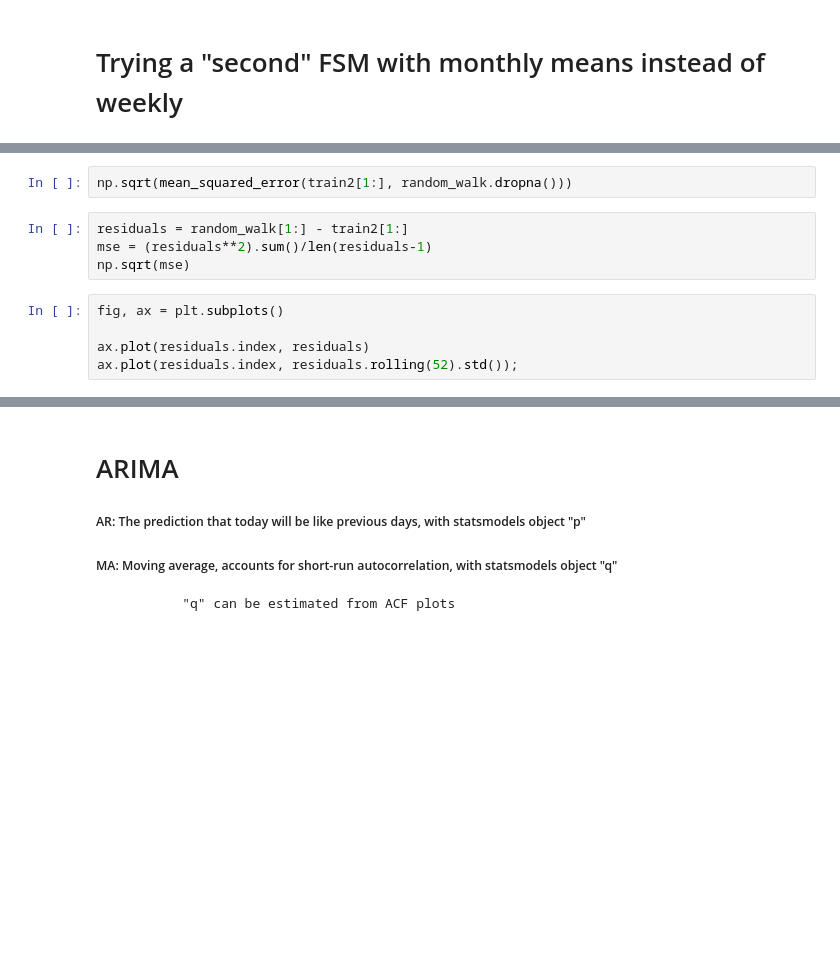
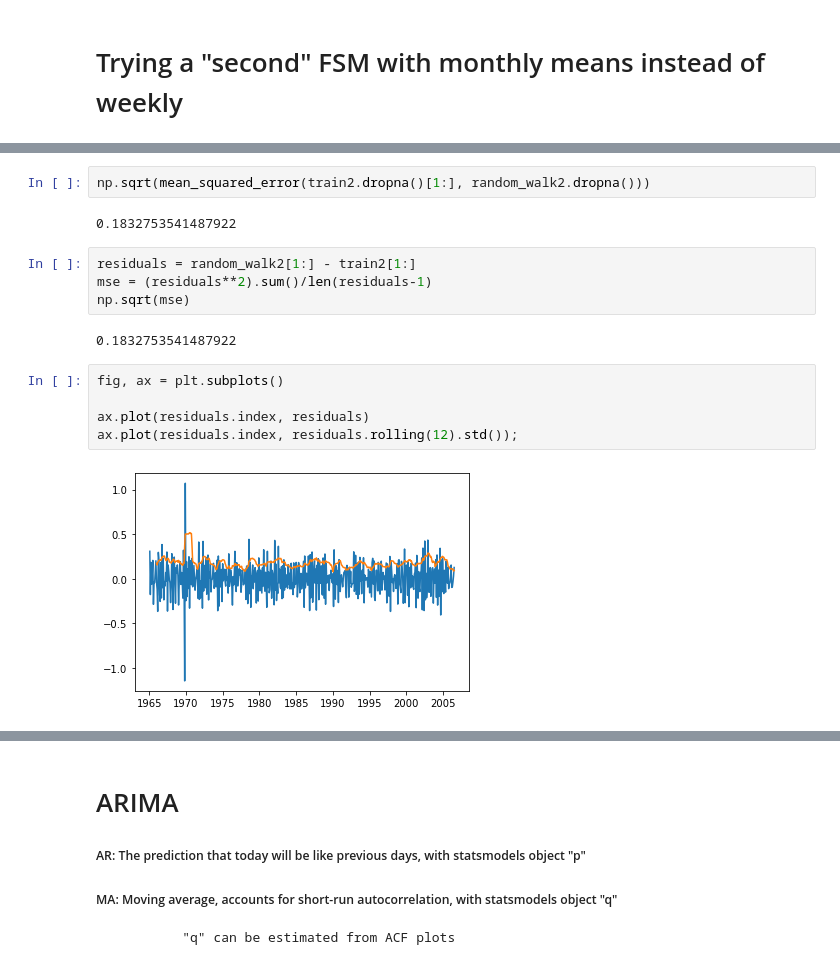
Before and after one commit to theobigdog/On-Shaky-Ground---Earthquakes-in-Asia, a Jupyter notebook: Flatiron Capstone - Earthquake Prediction.ipynb, the cells around one changed output, grey strips where cells are left out. Saved outputs shown, nothing was run; the diff lists cells and outputs as text; blank space fills up the shorter version.

Commit message:
Got the shape error addressed.  It works now, but I'm not sure why.  Going to seek some assistance on this one.

```diff
--- a/Flatiron Capstone - Earthquake Prediction.ipynb
+++ b/Flatiron Capstone - Earthquake Prediction.ipynb
@@ -570,14 +681,20 @@ ax.legend();
 # %%
-np.sqrt(mean_squared_error(train2[1:], random_walk.dropna()))
+np.sqrt(mean_squared_error(train2.dropna()[1:], random_walk2.dropna()))
+# %% [output]
+0.1832753541487922
 # %%
-residuals = random_walk[1:] - train2[1:]
+residuals = random_walk2[1:] - train2[1:]
 mse = (residuals**2).sum()/len(residuals-1)
 np.sqrt(mse)
+# %% [output]
+0.1832753541487922
 # %%
 fig, ax = plt.subplots()
 
 ax.plot(residuals.index, residuals)
-ax.plot(residuals.index, residuals.rolling(52).std());
+ax.plot(residuals.index, residuals.rolling(12).std());
+# %% [output]
+[figure, added]
 # %%
 fig, ax = plt.subplots()
 
```
Also changed, not shown: parts of 48 cells of this notebook.
